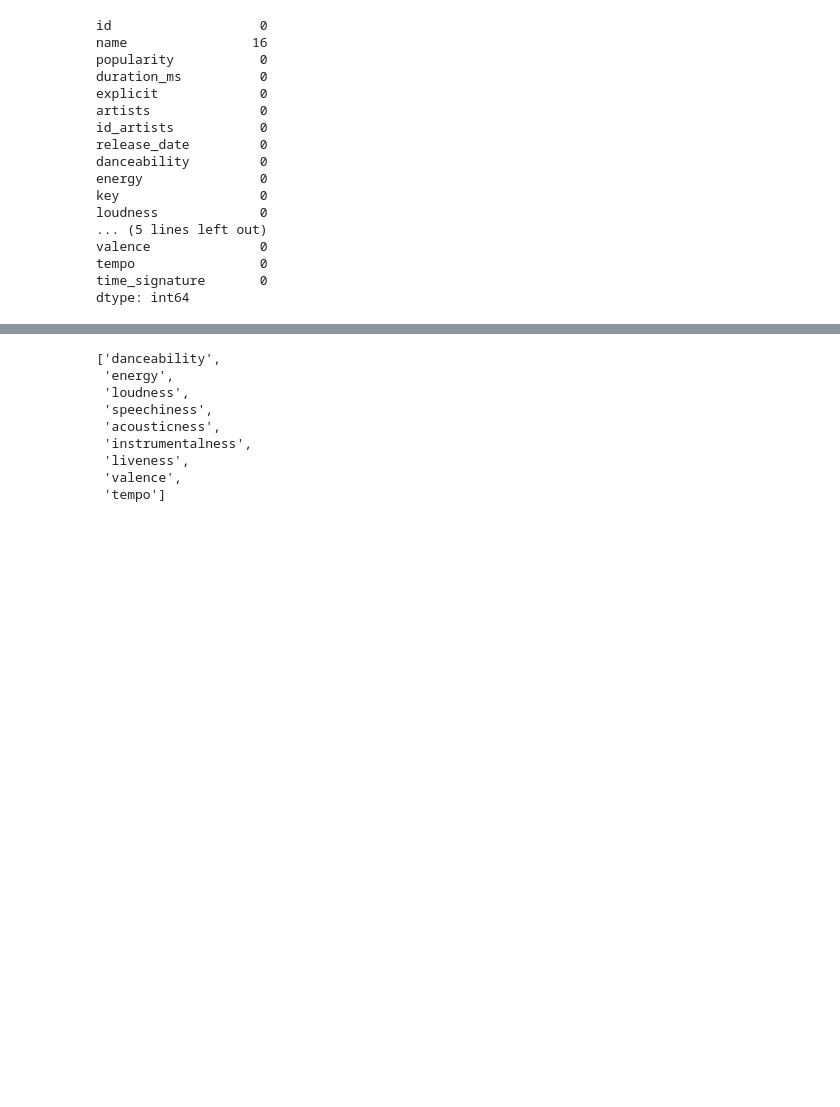
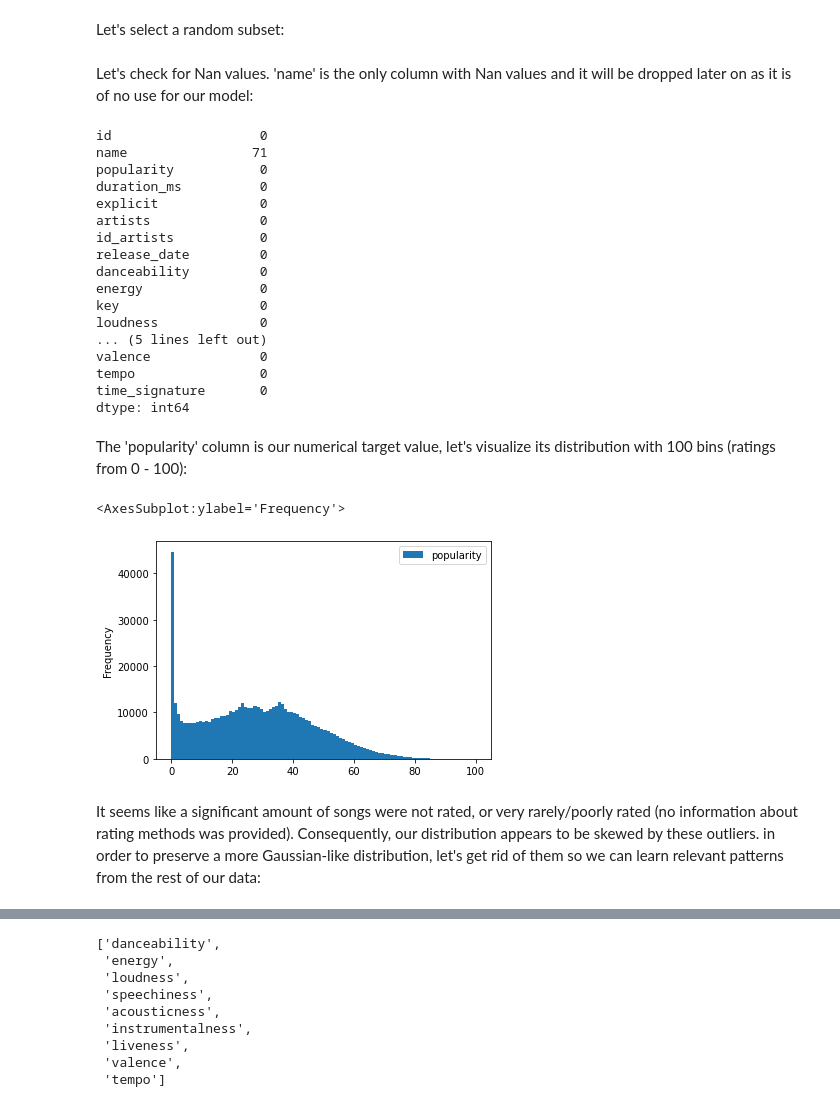
Before and after one commit to msaintfelix/Spotify_Data_Analysis, a Jupyter notebook: Spotify_Data_Analysis.ipynb, the cells around one changed output, grey strips where cells are left out. Saved outputs shown, nothing was run; the diff lists cells and outputs as text; code cells hidden in the pictures; blank space fills up the shorter version.

```diff
--- a/Spotify_Data_Analysis.ipynb
+++ b/Spotify_Data_Analysis.ipynb
@@ -24,4 +27,0 @@ Index(['id', 'name', 'popularity', 'duration_ms', 'explicit', 'artists',
-# %%
-df = df[['danceability', 'energy', 'key',
-       'loudness', 'mode', 'speechiness', 'acousticness', 'instrumentalness',
-       'liveness', 'valence', 'tempo', 'time_signature']]
@@ -36,10 +62,14 @@ Index(['id', 'name', 'popularity', 'duration_ms', 'explicit', 'artists',
+# %% [markdown]
+Let's select a random subset:
 # %%
-df = df.sample(frac=0.3).reset_index(drop=True)
+df = df.sample(frac=1).reset_index(drop=True)
+# %% [markdown]
+Let's check for Nan values. 'name' is the only column with Nan values and it will be dropped later on as it is of no use for our model:
 # %%
 df.isna().sum()
 # %% [output]
 id                   0
-name                16
+name                71
 popularity           0
 duration_ms          0
 explicit             0
@@ -55,4 +85,13 @@ valence              0
 tempo                0
 time_signature       0
 dtype: int64
+# %% [markdown]
+The 'popularity' column is our numerical target value, let's visualize its distribution with 100 bins (ratings from 0 - 100):
+# %%
+df[['popularity']].plot.hist(bins=100)
+# %% [output]
+<AxesSubplot:ylabel='Frequency'>
+[figure, added]
+# %% [markdown]
+It seems like a significant amount of songs were not rated, or very rarely/poorly rated (no information about rating methods was provided). Consequently, our distribution appears to be skewed by these outliers. in order to preserve a more Gaussian-like distribution, let's get rid of them so we can learn relevant patterns from the rest of our data:
 # %%
```
Also changed, not shown: parts of 28 cells of this notebook.
